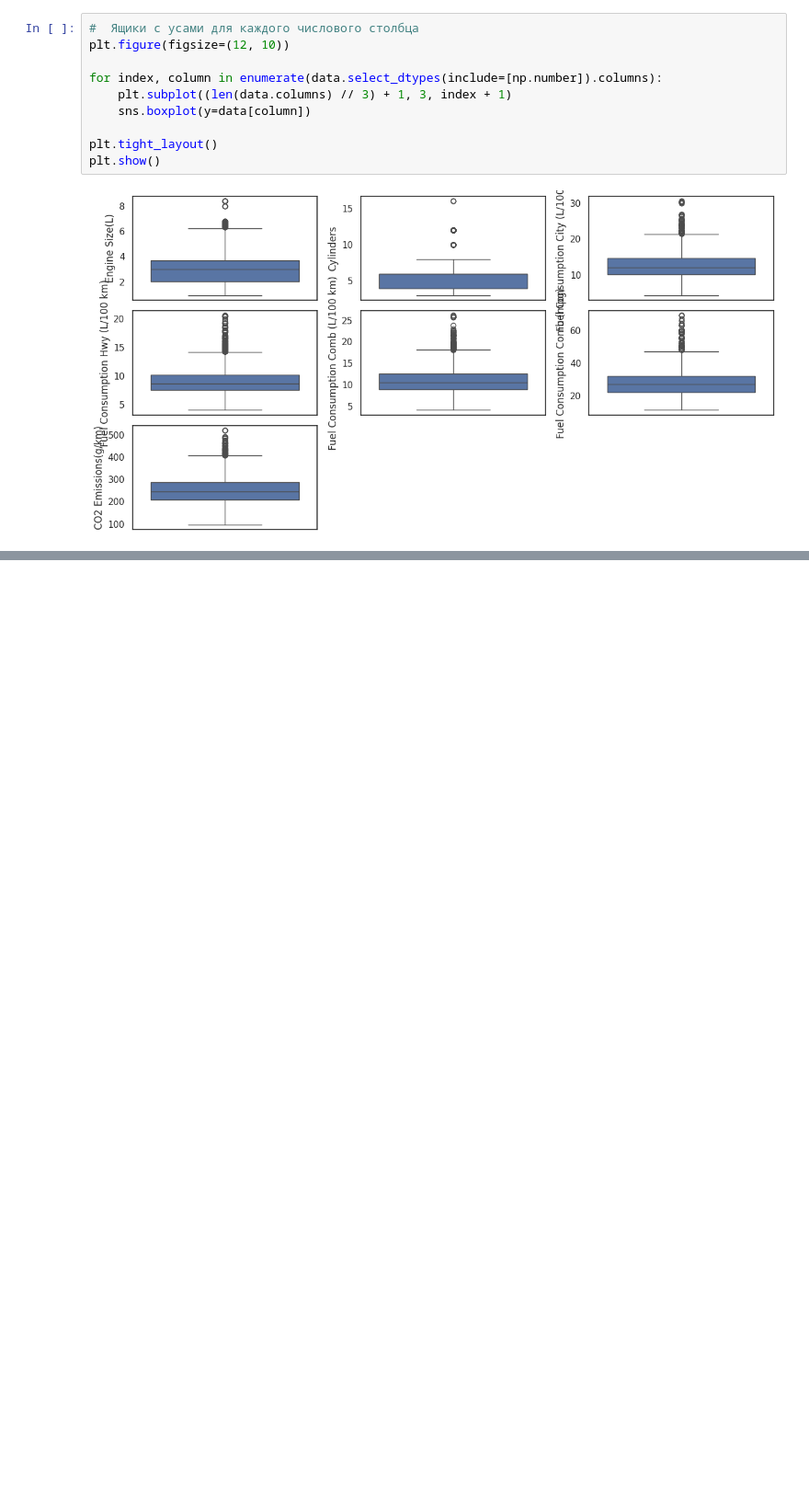
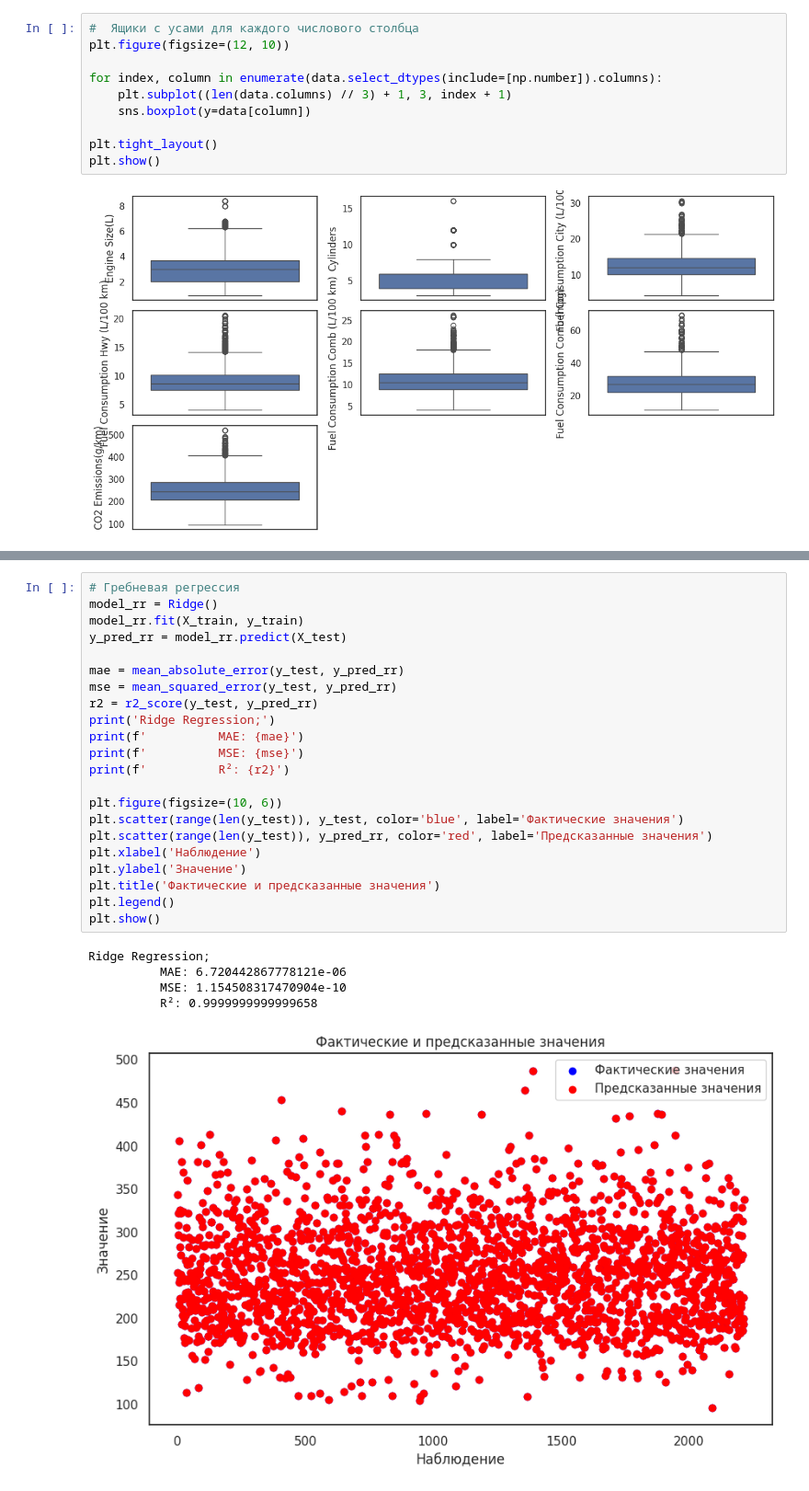
Before and after one commit to WanyaKruk/DZ-5, a Jupyter notebook: DZ_5.ipynb, the cells around one changed output, grey strips where cells are left out. Shown at 92% size. Saved outputs shown, nothing was run; the diff lists cells and outputs as text; blank space fills up the shorter version.

```diff
--- a/DZ_5.ipynb
+++ b/DZ_5.ipynb
@@ -250,0 +293,28 @@ Extreme Gradient Boosting R^2: 0.9999468326568604
+# %%
+# Гребневая регрессия
+model_rr = Ridge()
+model_rr.fit(X_train, y_train)
+y_pred_rr = model_rr.predict(X_test)
+
+mae = mean_absolute_error(y_test, y_pred_rr)
+mse = mean_squared_error(y_test, y_pred_rr)
+r2 = r2_score(y_test, y_pred_rr)
+print('Ridge Regression;')
+print(f'          MAE: {mae}')
+print(f'          MSE: {mse}')
+print(f'          R²: {r2}')
+
+plt.figure(figsize=(10, 6))
+plt.scatter(range(len(y_test)), y_test, color='blue', label='Фактические значения')
+plt.scatter(range(len(y_test)), y_pred_rr, color='red', label='Предсказанные значения')
+plt.xlabel('Наблюдение')
+plt.ylabel('Значение')
+plt.title('Фактические и предсказанные значения')
+plt.legend()
+plt.show()
+# %% [output]
+Ridge Regression;
+          MAE: 6.720442867778121e-06
+          MSE: 1.154508317470904e-10
+          R²: 0.9999999999999658
+[figure, added]
```
Also changed, not shown: parts of 8 cells of this notebook.
